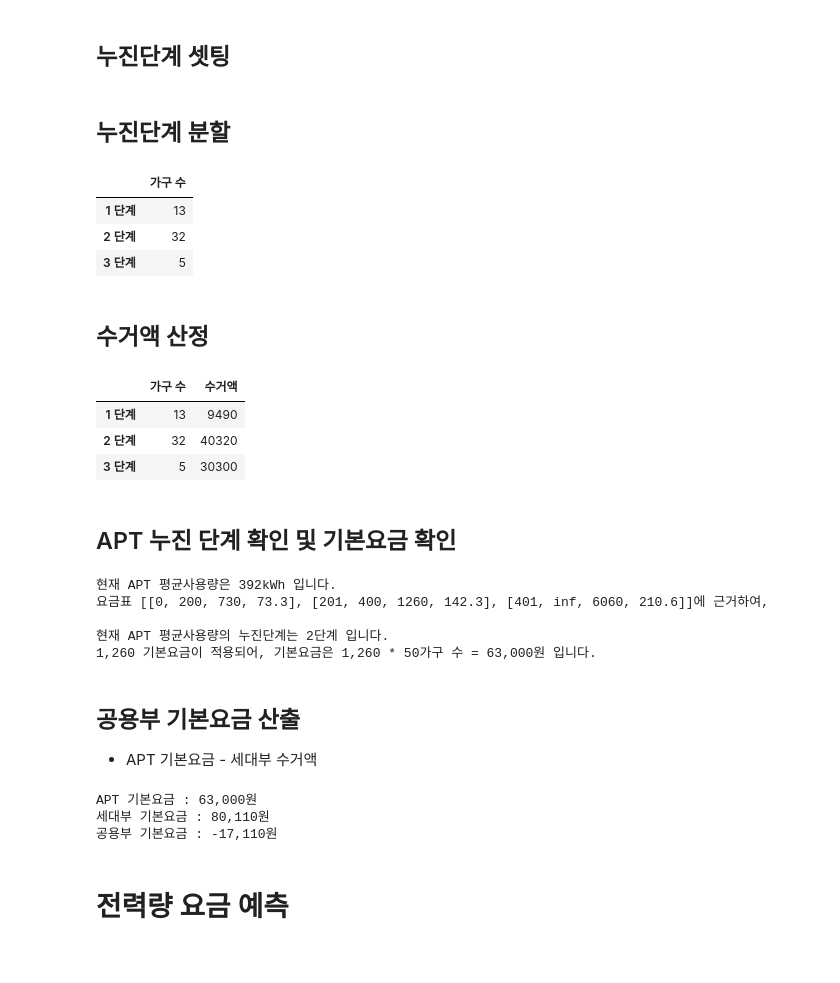
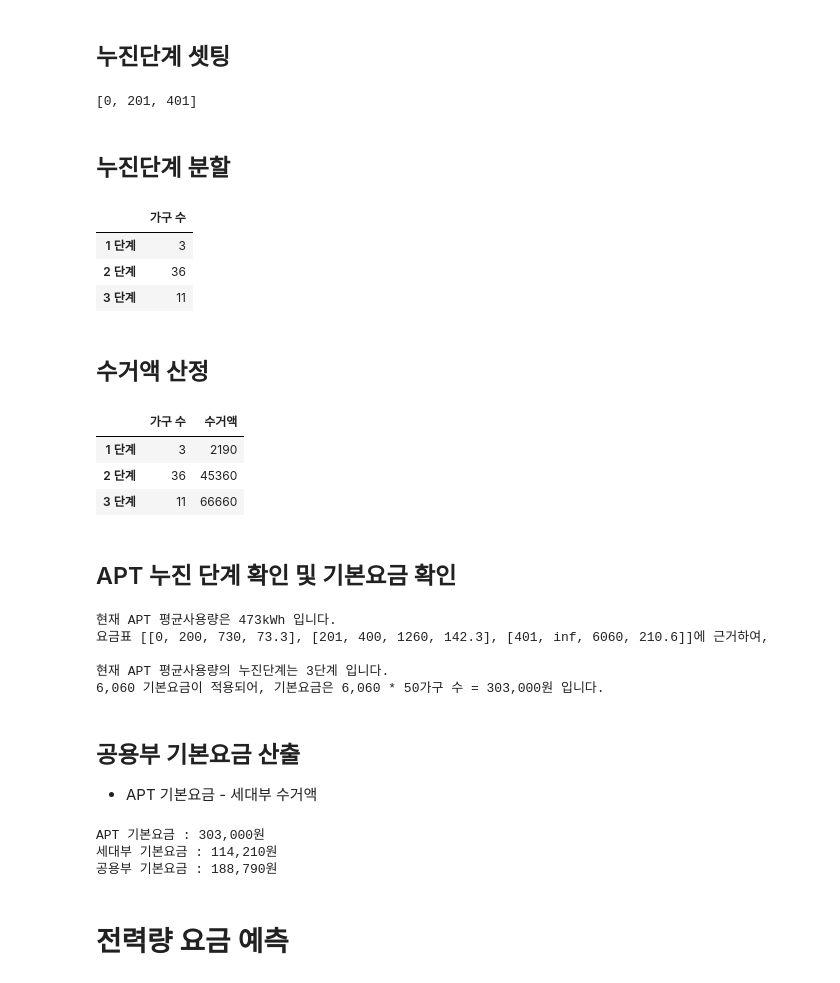
Before and after one commit to formegusto/what-is-public-fee, a Jupyter notebook: 공용부 예측 시뮬레이션 (보고서 쓸 때, 사용할 거).ipynb, the cells around one changed output. Drawn from its saved outputs; the diff is of its cells as text; code cells hidden in the pictures.

```diff
--- a/공용부 예측 시뮬레이션 (보고서 쓸 때, 사용할 거).ipynb
+++ b/공용부 예측 시뮬레이션 (보고서 쓸 때, 사용할 거).ipynb
@@ -45,5 +45,6 @@ m.head()
 # 임의 가구 구성 셋팅
 # %%
 _m = m.sample(n=50, axis=1)
+_m = m[m.columns[:50]]
 
 _m.head()
@@ -104,14 +114,19 @@ fee
 # %%
 nugin_steps = [_[0] for _ in fee]
 nugin_basic = [_[2] for _ in fee]
+# %%
+nugin_steps
+# %% [output]
+[0, 201, 401]
 # %% [markdown]
 ## 누진단계 분할
 # %%
 nugin_dist = pd.DataFrame(columns=['가구 수'])
 
-for step, now_kWh in enumerate(nugin_steps):
+for step, _f in enumerate(fee):
+    now_kWh = _f[0]
     if step < 2:
-        next_kWh = nugin_steps[step + 1]
+        next_kWh = fee[step + 1][0]
         count = len(month_df[(month_df['usage (kWh)'] >= now_kWh) &\
                              (month_df['usage (kWh)'] < next_kWh)])
         nugin_dist.loc['{} 단계'.format(step + 1)] = [count]
@@ -123,27 +138,27 @@ for step, now_kWh in enumerate(nugin_steps):
 nugin_dist.head()
 # %% [output]
 |  | 가구 수 |
-| 1 단계 | 13 |
-| 2 단계 | 32 |
-| 3 단계 | 5 |
+| 1 단계 | 3 |
+| 2 단계 | 36 |
+| 3 단계 | 11 |
 # %% [markdown]
 ## 수거액 산정
 # %%
 collect_basic = list()
 
-for idx,count in enumerate(nugin_dist['가구 수'].values):
-    basic = nugin_basic[idx]
+for step,count in enumerate(nugin_dist['가구 수'].values):
+    basic = fee[step][2]
 
     collect_basic.append(basic * count)
 
 nugin_dist['수거액'] = collect_basic
 
 nugin_dist.head()
 # %% [output]
 |  | 가구 수 | 수거액 |
-| 1 단계 | 13 | 9490 |
-| 2 단계 | 32 | 40320 |
-| 3 단계 | 5 | 30300 |
+| 1 단계 | 3 | 2190 |
+| 2 단계 | 36 | 45360 |
+| 3 단계 | 11 | 66660 |
 # %% [markdown]
 ## APT 누진 단계 확인 및 기본요금 확인
 # %%
@@ -164,11 +179,11 @@ print("{} 기본요금이 적용되어, 기본요금은 {} * {}가구 수 = {}
     format(apt_basic, ",")
 ))
 # %% [output]
-현재 APT 평균사용량은 392kWh 입니다.
+현재 APT 평균사용량은 473kWh 입니다.
 요금표 [[0, 200, 730, 73.3], [201, 400, 1260, 142.3], [401, inf, 6060, 210.6]]에 근거하여,
 
-현재 APT 평균사용량의 누진단계는 2단계 입니다.
-1,260 기본요금이 적용되어, 기본요금은 1,260 * 50가구 수 = 63,000원 입니다.
+현재 APT 평균사용량의 누진단계는 3단계 입니다.
+6,060 기본요금이 적용되어, 기본요금은 6,060 * 50가구 수 = 303,000원 입니다.
 # %% [markdown]
 ## 공용부 기본요금 산출
 - APT 기본요금 - 세대부 수거액
@@ -180,9 +195,9 @@ print("APT 기본요금 : {}원".format(format(apt_basic, ",")))
 print("세대부 기본요금 : {}원".format(format(households_basic, ",")))
 print("공용부 기본요금 : {}원".format(format(public_basic, ",")))
 # %% [output]
-APT 기본요금 : 63,000원
-세대부 기본요금 : 80,110원
-공용부 기본요금 : -17,110원
+APT 기본요금 : 303,000원
+세대부 기본요금 : 114,210원
+공용부 기본요금 : 188,790원
 # %% [markdown]
 # 전력량 요금 예측
 # %% [markdown]
```
Also changed, not shown: parts of 14 cells of this notebook, 5 other files.
